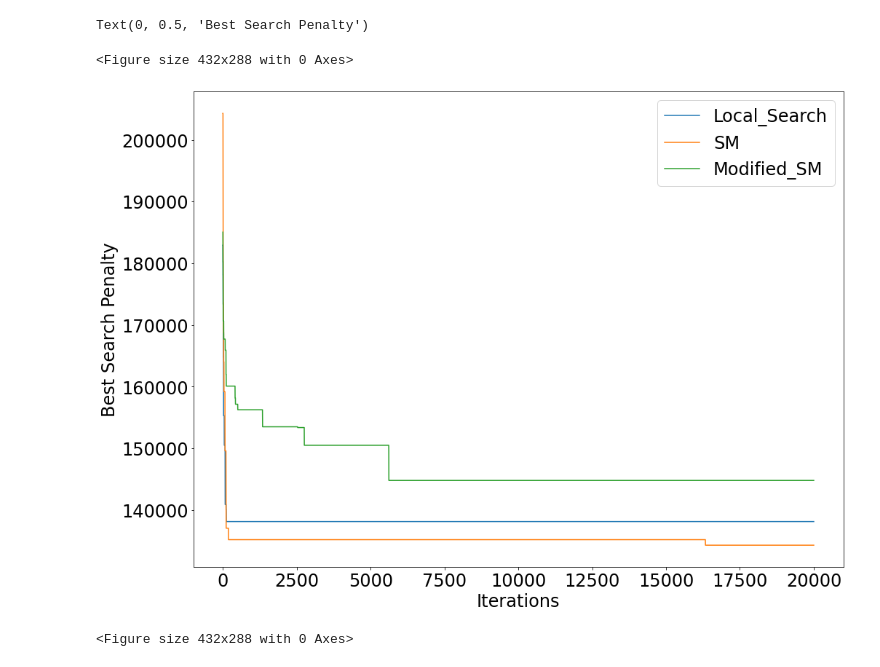
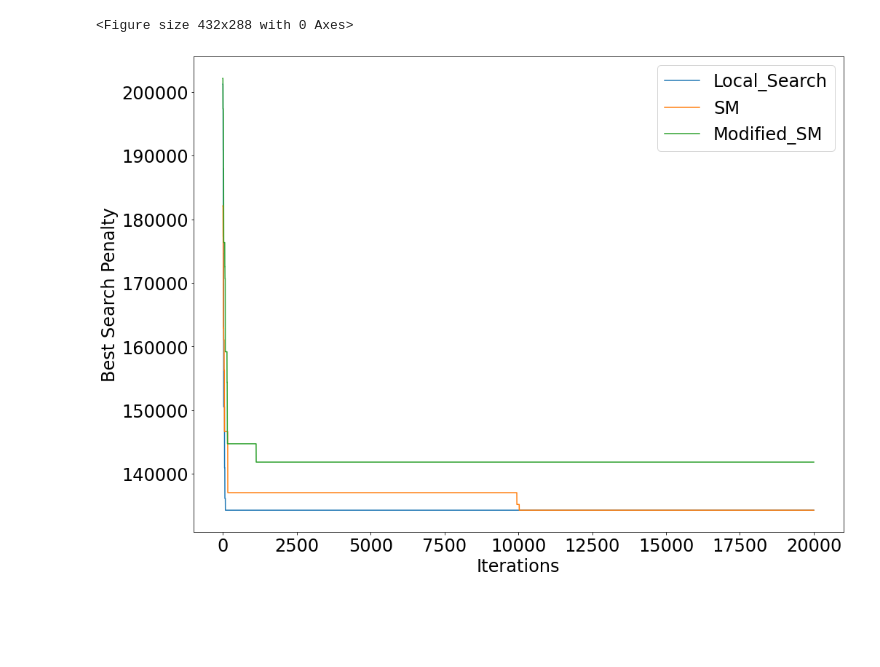
Before and after one commit to arun-baby/university-time-scheduling, a Jupyter notebook: Plotting.ipynb, the cells around one changed output. Drawn from its saved outputs; the diff is of its cells as text; code cells hidden in the pictures; blank space fills up the shorter version.

```diff
--- a/Plotting.ipynb
+++ b/Plotting.ipynb
@@ -7,7 +7,7 @@ from google.cloud import firestore
 from matplotlib.pyplot import figure
 
 #Change the group name printed at the end of running multi_solve.py
-group = 'bet-sum8_20000_1627207789'
+group = 'betsum_20k_40rw1627423071'
 # %%
 #Firestore DB Client
 db = firestore.Client.from_service_account_json('utp-320721-e1afef9ba011.json')
@@ -59,14 +59,25 @@ Getting date from experiment MSM_1627207789, with columns Iteration, Best_SP, Te
 20001 rows × 3 columns
 # %%
+#Creating Path under group name
+import pathlib
+pathlib.Path(f'Data\\{group}\\CSV').mkdir(parents=True, exist_ok=True)
+pathlib.Path(f'Data\\{group}\\Plots').mkdir(parents=True, exist_ok=True)
+
+
+
 #Setting parameters and plotting
 plt.rcParams["font.size"] = "24"
 plt.figure()
 
 ax = combined.plot(figsize=(16,12))
 
 ax.set_xlabel("Iterations")
 ax.set_ylabel("Best Search Penalty")
+
+
+##
+fig=ax.get_figure()
+fig.savefig(f'Data\\{group}\\Plots\\{group}.png')
 # %% [output]
-Text(0, 0.5, 'Best Search Penalty')
+<Figure size 432x288 with 0 Axes>
-<Figure size 432x288 with 0 Axes>
-[figure, old version]
+[figure, new version]
@@ -82,7 +88,4 @@ sm.to_csv(f'Data\\{group}\\CSV\\SM.csv')
 msm.to_csv(f'Data\\{group}\\CSV\\MSM.csv')
 # %%
 #Saving plot
-plt.savefig(f'Data\\{group}\\Plots\\{group}.png')
-plt.clf()
+#plt.savefig(f'Data\\{group}\\Plots\\{group}.png')
-# %% [output]
-<Figure size 432x288 with 0 Axes>
```
Also changed, not shown: parts of 2 cells of this notebook, 12 other files.
